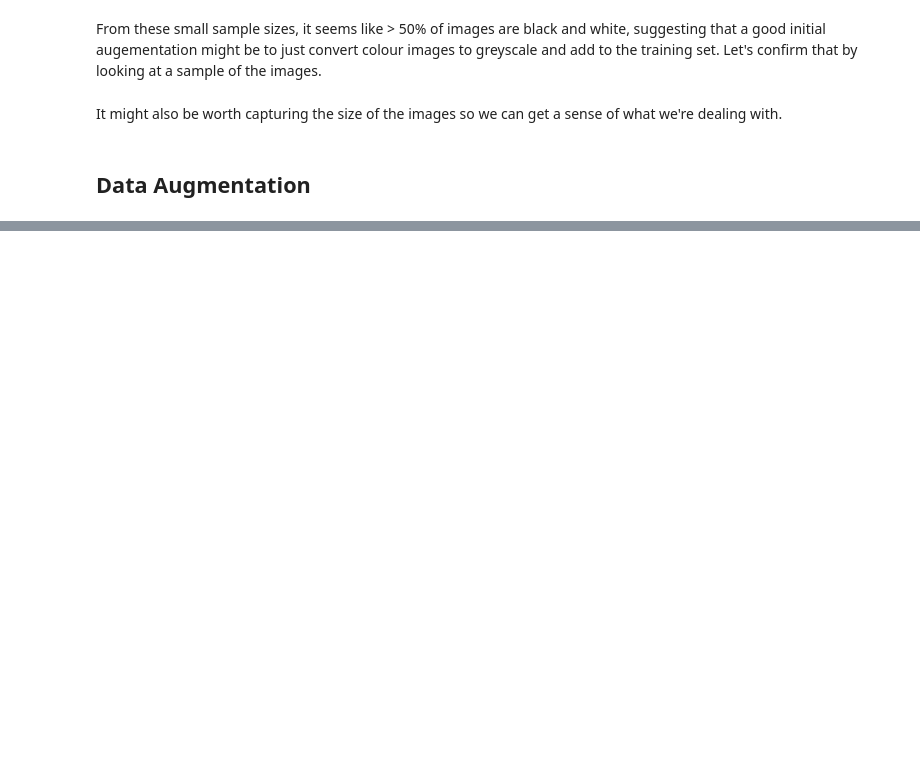
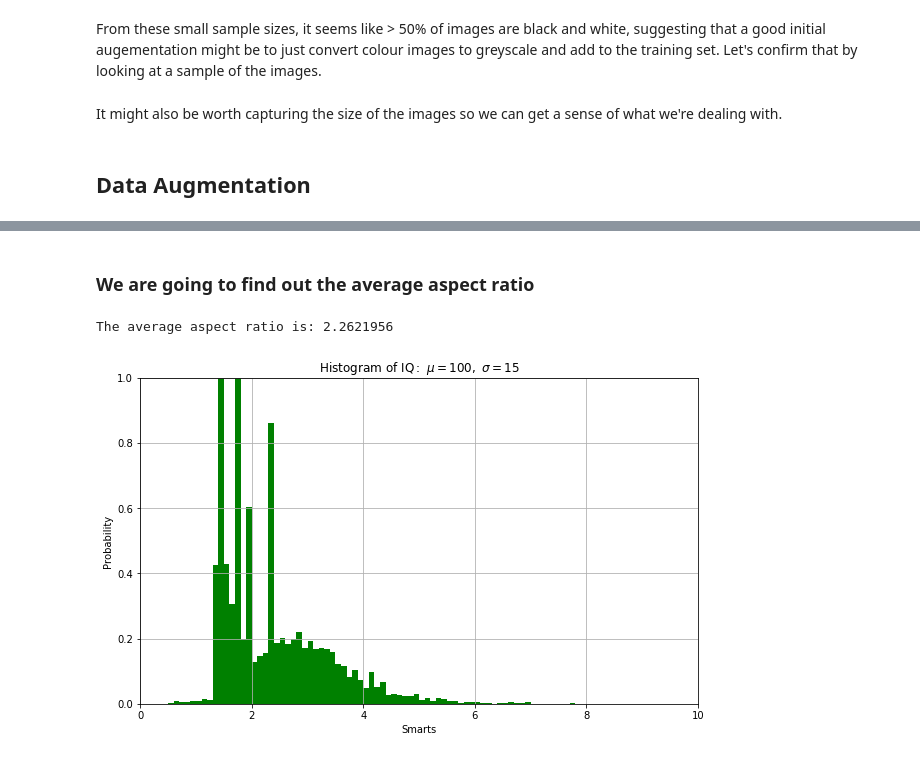
Before and after one commit to MLProjects/whale, a Jupyter notebook: src/whale_data.ipynb, the cells around one changed output, grey strips where cells are left out. Drawn from its saved outputs; the diff is of its cells as text; code cells hidden in the pictures; blank space fills up the shorter version.

```diff
--- a/src/whale_data.ipynb
+++ b/src/whale_data.ipynb
@@ -201,0 +245,27 @@ plot_images(imgs, None, rows=1)
+# %% [markdown]
+### We are going to find out the average aspect ratio
+# %%
+width = np.asarray(width, dtype=np.float32)
+height = np.asarray(height, dtype=np.float32)
+aspectratio = width/height
+print('The average aspect ratio is: '+str(np.mean(aspectratio)))
+
+plt.figure(figsize=(10, 6))
+
+# the histogram of the data
+n, bins, patches = plt.hist(aspectratio, 100, normed=1, facecolor='green')
+
+# add a 'best fit' line
+#y = mlab.normpdf( bins, mu, sigma)
+#l = plt.plot(bins, y, 'r--', linewidth=1)
+
+plt.xlabel('Smarts')
+plt.ylabel('Probability')
+plt.title(r'$\mathrm{Histogram\ of\ IQ:}\ \mu=100,\ \sigma=15$')
+plt.axis([0, 10, 0, 1])
+plt.grid(True)
+
+plt.show()
+# %% [output]
+The average aspect ratio is: 2.2621956
+[figure, added]
```
Also changed, not shown: parts of 40 cells of this notebook.
